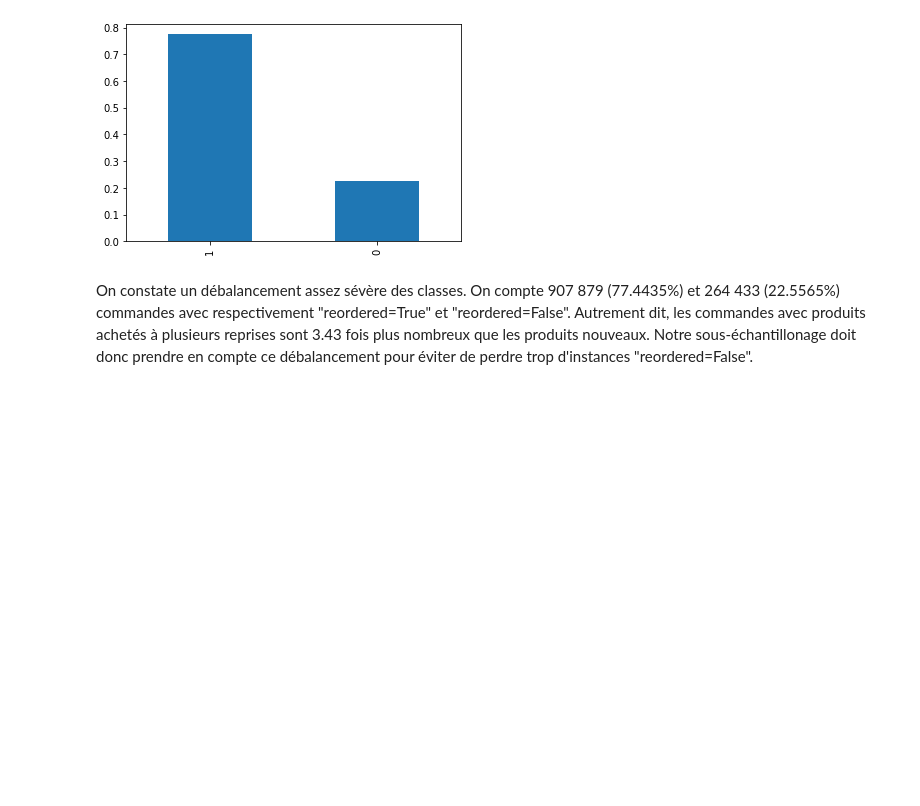
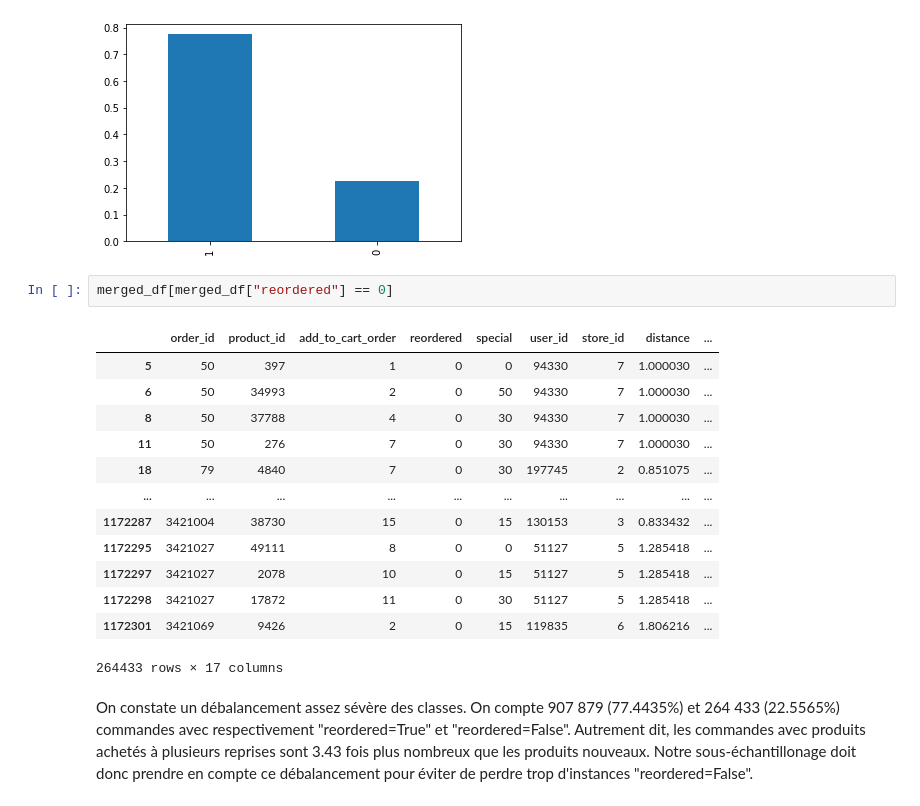
Before and after one commit to ireydiak/fraud_detection, a Jupyter notebook: TP2/JC/groupe5_tp2.ipynb, the cells around one changed output. Saved outputs shown, nothing was run; the diff lists cells and outputs as text; blank space fills up the shorter version.

```diff
--- a/TP2/JC/groupe5_tp2.ipynb
+++ b/TP2/JC/groupe5_tp2.ipynb
@@ -86,6 +120,22 @@ print((merged_df["reordered"].value_counts() / len(merged_df)))
 Name: reordered, dtype: float64
 <AxesSubplot:>
 [figure]
+# %%
+merged_df[merged_df["reordered"] == 0]
+# %% [output]
+|  | order_id | product_id | add_to_cart_order | reordered | special | user_id | store_id | distance | ... |
+| 5 | 50 | 397 | 1 | 0 | 0 | 94330 | 7 | 1.000030 | ... |
+| 6 | 50 | 34993 | 2 | 0 | 50 | 94330 | 7 | 1.000030 | ... |
+| 8 | 50 | 37788 | 4 | 0 | 30 | 94330 | 7 | 1.000030 | ... |
+| 11 | 50 | 276 | 7 | 0 | 30 | 94330 | 7 | 1.000030 | ... |
+| 18 | 79 | 4840 | 7 | 0 | 30 | 197745 | 2 | 0.851075 | ... |
+| ... | ... | ... | ... | ... | ... | ... | ... | ... | ... |
+| 1172287 | 3421004 | 38730 | 15 | 0 | 15 | 130153 | 3 | 0.833432 | ... |
+| 1172295 | 3421027 | 49111 | 8 | 0 | 0 | 51127 | 5 | 1.285418 | ... |
+| 1172297 | 3421027 | 2078 | 10 | 0 | 15 | 51127 | 5 | 1.285418 | ... |
+| 1172298 | 3421027 | 17872 | 11 | 0 | 30 | 51127 | 5 | 1.285418 | ... |
+| 1172301 | 3421069 | 9426 | 2 | 0 | 15 | 119835 | 6 | 1.806216 | ... |
+264433 rows × 17 columns
 # %% [markdown]
 On constate un débalancement assez sévère des classes. On compte 907 879 (77.4435%) et 264 433 (22.5565%) commandes avec respectivement "reordered=True" et "reordered=False". Autrement dit, les commandes avec produits achetés à plusieurs reprises sont 3.43 fois plus nombreux que les produits nouveaux. Notre sous-échantillonage doit donc prendre en compte ce débalancement pour éviter de perdre trop d'instances "reordered=False".
 # %% [markdown]
```
Also changed, not shown: parts of 4 cells of this notebook.
